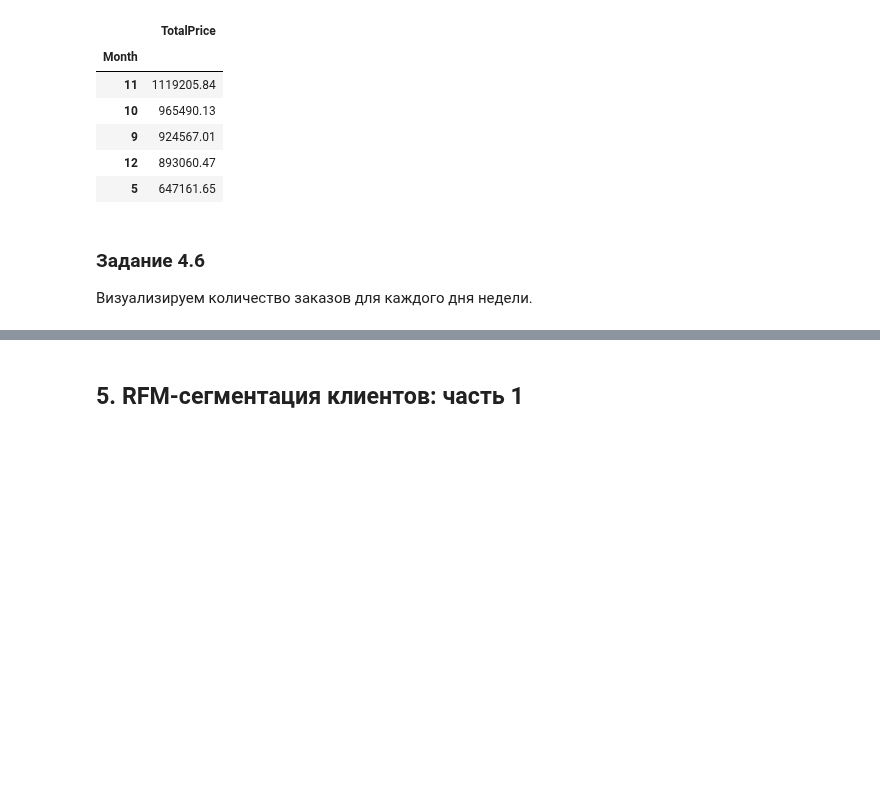
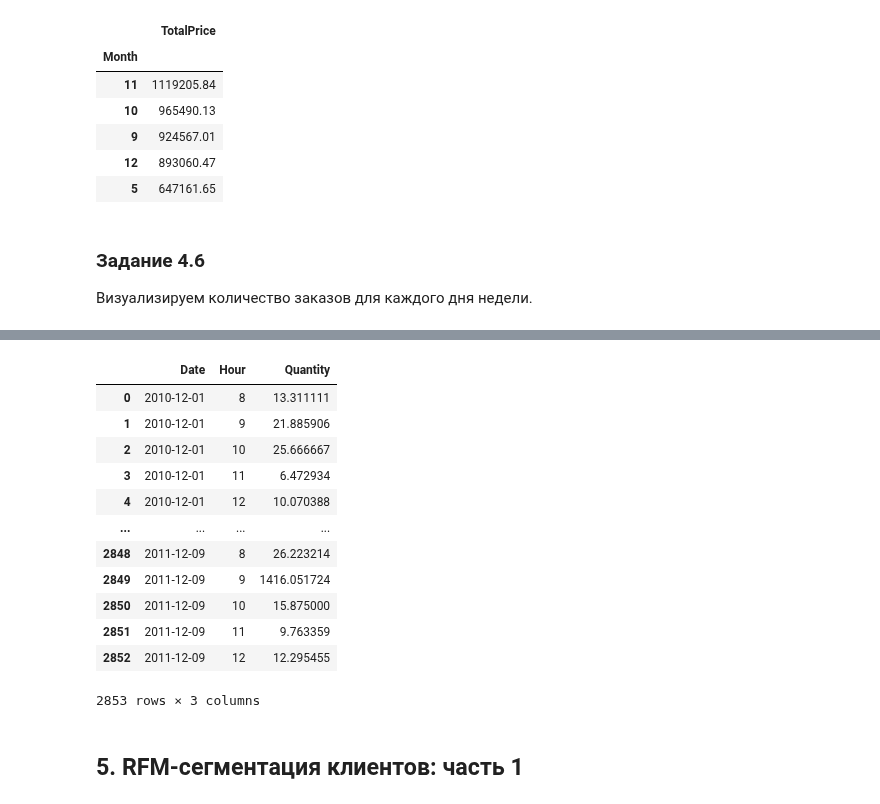
Before and after one commit to PlatArs/PROJECT-6, a Jupyter notebook: Project_6.ipynb, the cells around one changed output, grey strips where cells are left out. Saved outputs shown, nothing was run; the diff lists cells and outputs as text; code cells hidden in the pictures; blank space fills up the shorter version.

```diff
--- a/Project_6.ipynb
+++ b/Project_6.ipynb
@@ -507,6 +511,26 @@ fig.show()
 * Больше всего заказов совершается в вечернее время в интервале от 10 до 15 часов
 * Начиная с 21 часа вечера и до 6 утра (не включительно) заказы не поступают
 * Заказы поступают во все периоды дня
+# %%
+date_hour_df = data[['Date', 'Hour', 'Quantity']]
+date_hour_df = date_hour_df.groupby(['Date', 'Hour']).mean().reset_index()
+display(date_hour_df)
+fig = px.bar(date_hour_df, x = 'Hour', y = 'Quantity')
+fig.show()
+# %% [output]
+|  | Date | Hour | Quantity |
+| 0 | 2010-12-01 | 8 | 13.311111 |
+| 1 | 2010-12-01 | 9 | 21.885906 |
+| 2 | 2010-12-01 | 10 | 25.666667 |
+| 3 | 2010-12-01 | 11 | 6.472934 |
+| 4 | 2010-12-01 | 12 | 10.070388 |
+| ... | ... | ... | ... |
+| 2848 | 2011-12-09 | 8 | 26.223214 |
+| 2849 | 2011-12-09 | 9 | 1416.051724 |
+| 2850 | 2011-12-09 | 10 | 15.875000 |
+| 2851 | 2011-12-09 | 11 | 9.763359 |
+| 2852 | 2011-12-09 | 12 | 12.295455 |
+2853 rows × 3 columns
 # %% [markdown]
 ## 5. RFM-сегментация клиентов: часть 1
 # %% [markdown]
```
Also changed, not shown: parts of 5 cells of this notebook.
